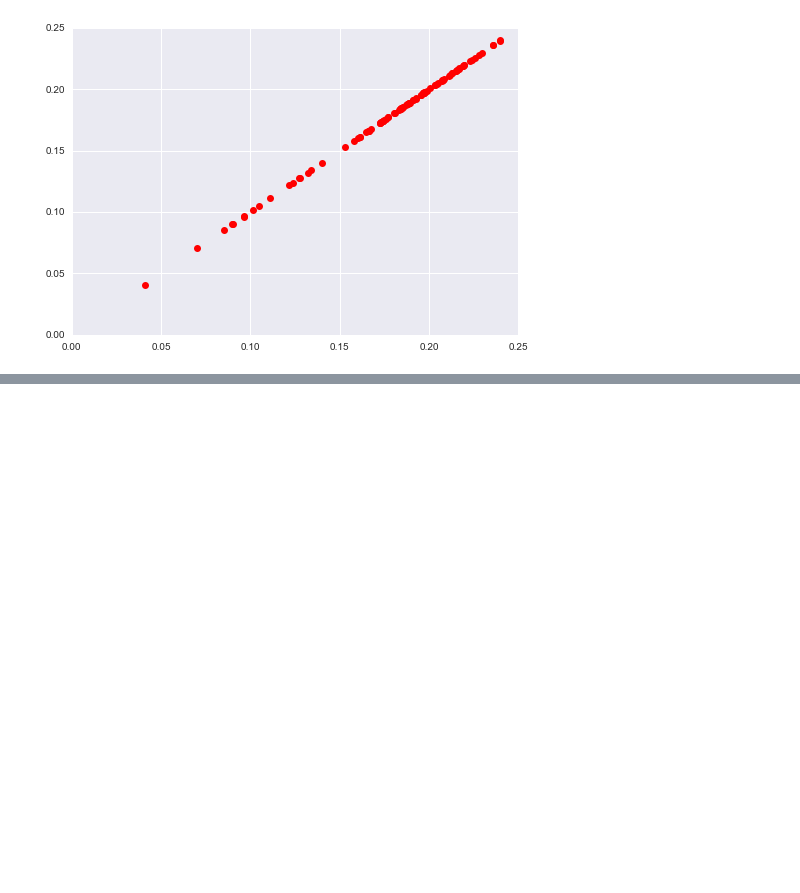
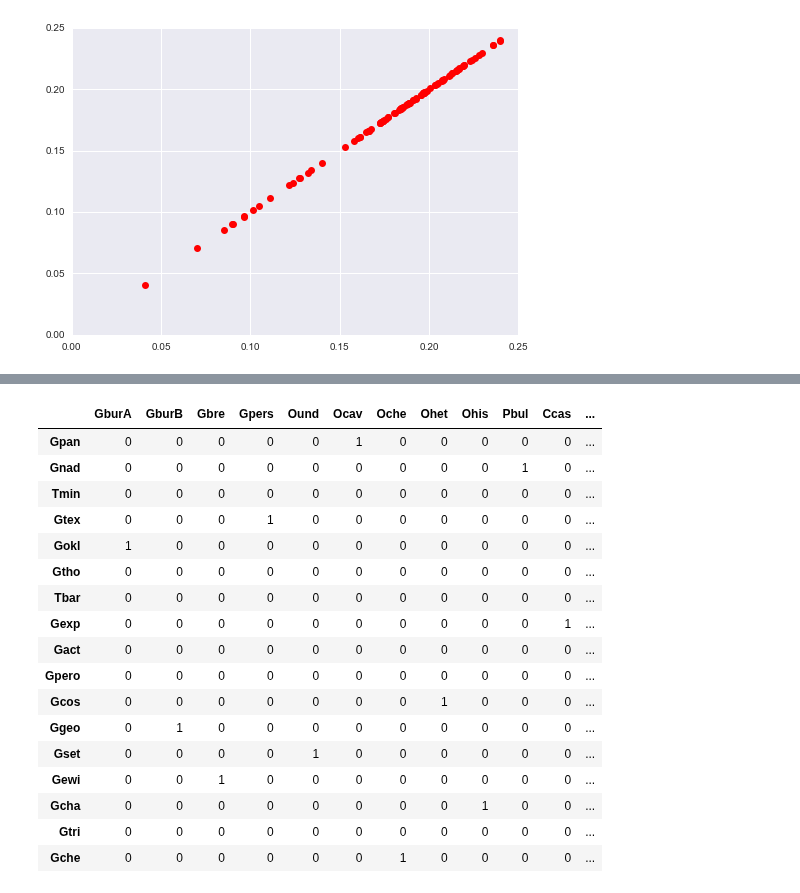
Before and after one commit to ryneches/SuchTree, a Jupyter notebook: data/gopher-louse/Gopher-Louse.ipynb, the cells around one changed output, grey strips where cells are left out. Cells and saved outputs as stored; diff of their text form; code cells hidden in the pictures; blank space fills up the shorter version.

```diff
--- a/data/gopher-louse/Gopher-Louse.ipynb
+++ b/data/gopher-louse/Gopher-Louse.ipynb
@@ -186,0 +199,21 @@ TT = SuchTree( 'gopher.tree' )
+# %%
+links.T.reindex( SLT.col_names )
+# %% [output]
+|  | GburA | GburB | Gbre | Gpers | Ound | Ocav | Oche | Ohet | Ohis | Pbul | Ccas | ... |
+| Gpan | 0 | 0 | 0 | 0 | 0 | 1 | 0 | 0 | 0 | 0 | 0 | ... |
+| Gnad | 0 | 0 | 0 | 0 | 0 | 0 | 0 | 0 | 0 | 1 | 0 | ... |
+| Tmin | 0 | 0 | 0 | 0 | 0 | 0 | 0 | 0 | 0 | 0 | 0 | ... |
+| Gtex | 0 | 0 | 0 | 1 | 0 | 0 | 0 | 0 | 0 | 0 | 0 | ... |
+| Gokl | 1 | 0 | 0 | 0 | 0 | 0 | 0 | 0 | 0 | 0 | 0 | ... |
+| Gtho | 0 | 0 | 0 | 0 | 0 | 0 | 0 | 0 | 0 | 0 | 0 | ... |
+| Tbar | 0 | 0 | 0 | 0 | 0 | 0 | 0 | 0 | 0 | 0 | 0 | ... |
+| Gexp | 0 | 0 | 0 | 0 | 0 | 0 | 0 | 0 | 0 | 0 | 1 | ... |
+| Gact | 0 | 0 | 0 | 0 | 0 | 0 | 0 | 0 | 0 | 0 | 0 | ... |
+| Gpero | 0 | 0 | 0 | 0 | 0 | 0 | 0 | 0 | 0 | 0 | 0 | ... |
+| Gcos | 0 | 0 | 0 | 0 | 0 | 0 | 0 | 1 | 0 | 0 | 0 | ... |
+| Ggeo | 0 | 1 | 0 | 0 | 0 | 0 | 0 | 0 | 0 | 0 | 0 | ... |
+| Gset | 0 | 0 | 0 | 0 | 1 | 0 | 0 | 0 | 0 | 0 | 0 | ... |
+| Gewi | 0 | 0 | 1 | 0 | 0 | 0 | 0 | 0 | 0 | 0 | 0 | ... |
+| Gcha | 0 | 0 | 0 | 0 | 0 | 0 | 0 | 0 | 1 | 0 | 0 | ... |
+| Gtri | 0 | 0 | 0 | 0 | 0 | 0 | 0 | 0 | 0 | 0 | 0 | ... |
+| Gche | 0 | 0 | 0 | 0 | 0 | 0 | 1 | 0 | 0 | 0 | 0 | ... |
```
Also changed, not shown: parts of 17 cells of this notebook, 1 other file.
